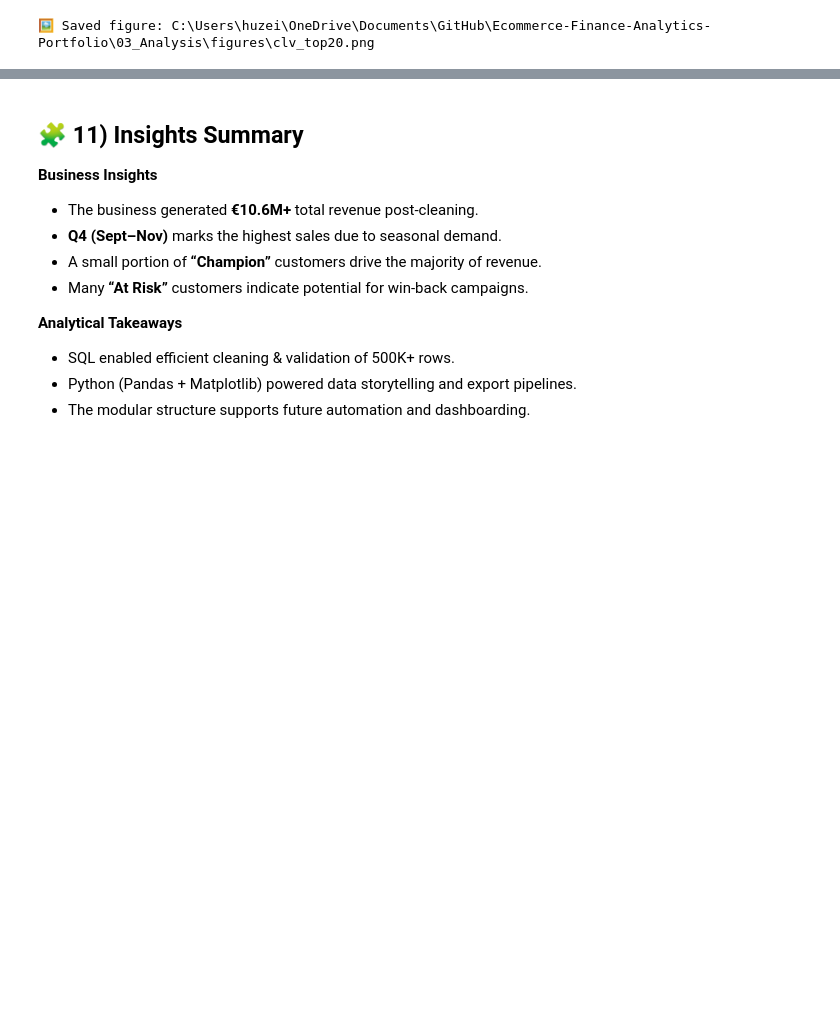
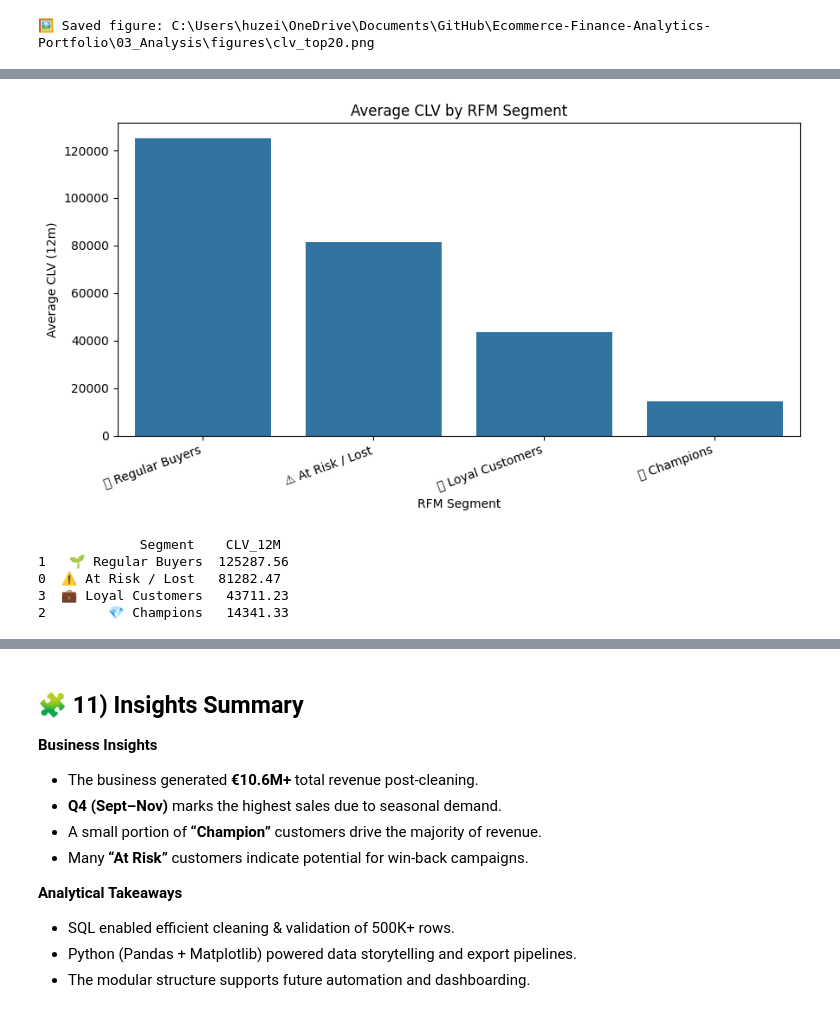
Before and after one commit to HuzeifKhan/Ecommerce-Finance-Analytics-Portfolio, a Jupyter notebook: 03_Analysis/ecommerce_analysis.ipynb, the cells around one changed output, grey strips where cells are left out. Saved outputs shown, nothing was run; the diff lists cells and outputs as text; code cells hidden in the pictures; blank space fills up the shorter version.

Commit message:
feat(clv): add CLV by RFM segment analysis and visualization

```diff
--- a/03_Analysis/ecommerce_analysis.ipynb
+++ b/03_Analysis/ecommerce_analysis.ipynb
@@ -1175,0 +1299,9 @@ print("🖼️ Saved figure:", CLV_PNG)
+# %%
+# Include NaN segment bucket if any customers lack a segment
+seg_summary = (
+    df_merge.groupby("Segment", dropna=False, as_index=False)["CLV_12M"]
+    .mean()
+    .sort_values("CLV_12M", ascending=False)
+)
+seg_summary["CLV_12M"] = seg_summary["CLV_12M"].round(2)
+seg_summary
@@ -1175,0 +1314,28 @@ print("🖼️ Saved figure:", CLV_PNG)
+# %%
+import matplotlib.pyplot as plt
+import seaborn as sns
+
+plt.figure(figsize=(9,5))
+sns.barplot(data=seg_summary, x="Segment", y="CLV_12M")
+plt.title("Average CLV by RFM Segment")
+plt.xlabel("RFM Segment")
+plt.ylabel("Average CLV (12m)")
+plt.xticks(rotation=20, ha="right")
+plt.tight_layout()
+plt.show()
+# %% [output]
+[figure, added]
+# %%
+seg_summary = (
+    df_merge.groupby("Segment", as_index=False)["CLV_12M"]
+    .mean()
+    .sort_values("CLV_12M", ascending=False)
+)
+seg_summary["CLV_12M"] = seg_summary["CLV_12M"].round(2)
+print(seg_summary)
+# %% [output]
+             Segment    CLV_12M
+1   🌱 Regular Buyers  125287.56
+0  ⚠️ At Risk / Lost   81282.47
+3  💼 Loyal Customers   43711.23
+2        💎 Champions   14341.33
```
Also changed, not shown: parts of 11 cells of this notebook, 4 other files.
